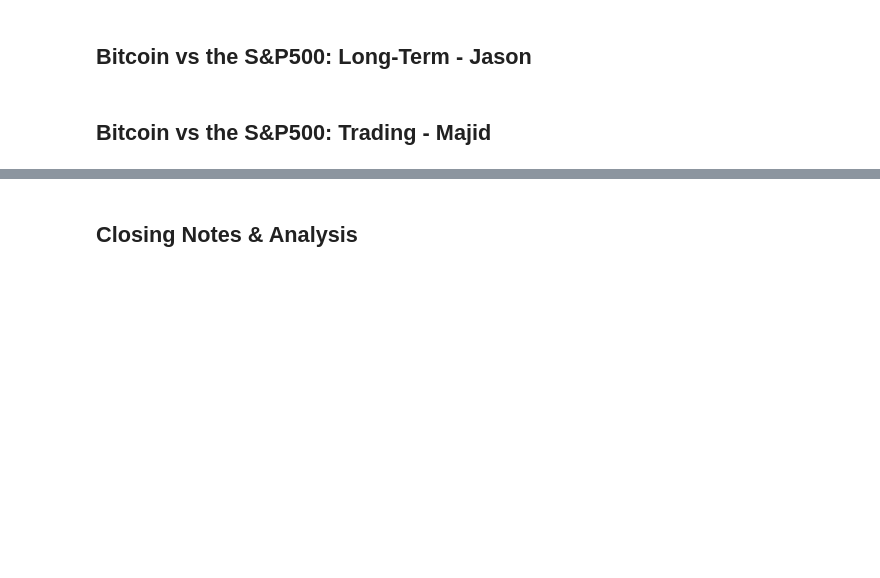
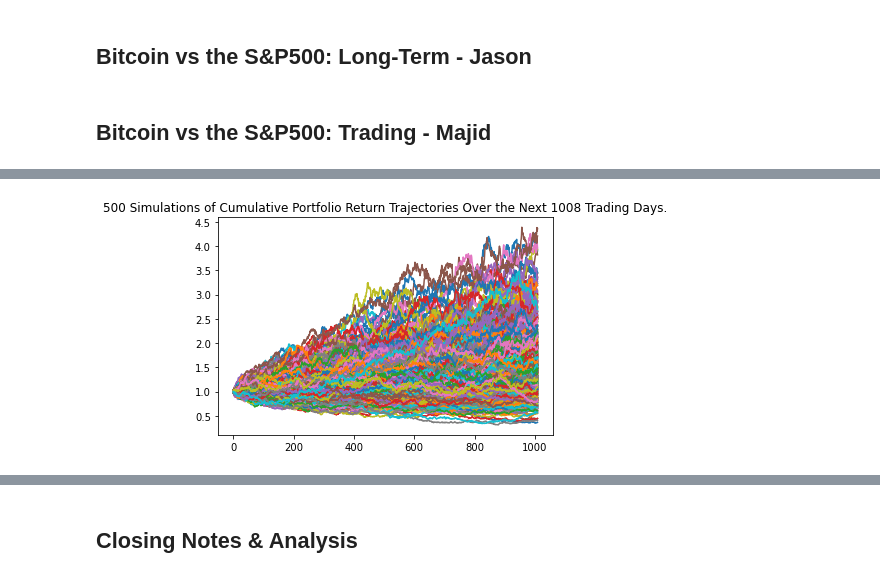
Before and after one commit to MajidKouki/crypto-vs-the-market, a Jupyter notebook: crypto-vs-the-market.ipynb, the cells around one changed output, grey strips where cells are left out. Saved outputs shown, nothing was run; the diff lists cells and outputs as text; code cells hidden in the pictures; blank space fills up the shorter version.

Commit message:
Created Monte Carlo simulations for 4 year period.

```diff
--- a/crypto-vs-the-market.ipynb
+++ b/crypto-vs-the-market.ipynb
@@ -112,0 +117,11 @@ btc_prices_df.head()
+# %%
+# Configure the Monte Carlo simulation to forecast 4 years of SPY data
+MC_SPY_4 = MCSimulation(
+    portfolio_data = spy_prices_df,
+    weights = [1],
+    num_simulation = 500,
+    num_trading_days = 252 * 4
+)
+
+# Review the simulation input data
+MC_SPY_4.portfolio_data
@@ -112,0 +190,5 @@ btc_prices_df.head()
+# %%
+# Visualize the 4 year Monte Carlo simulation with a line plot
+MC_SPY_4_plot = MC_SPY_4.plot_simulation()
+# %% [output]
+[figure, added]
```
Also changed, not shown: parts of 18 cells of this notebook.
